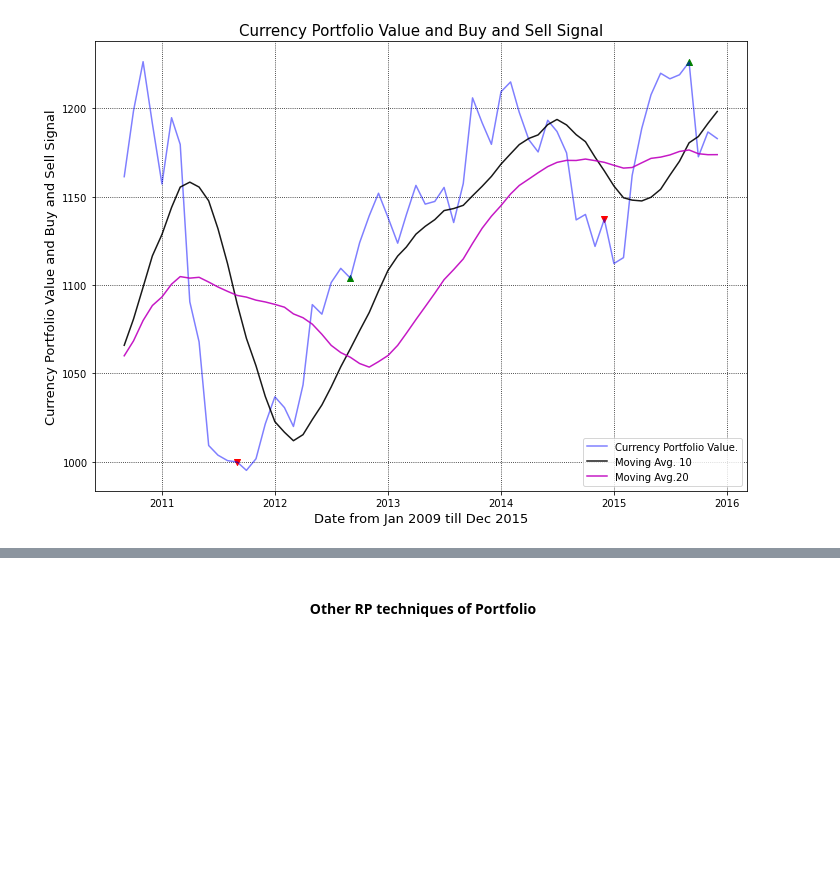
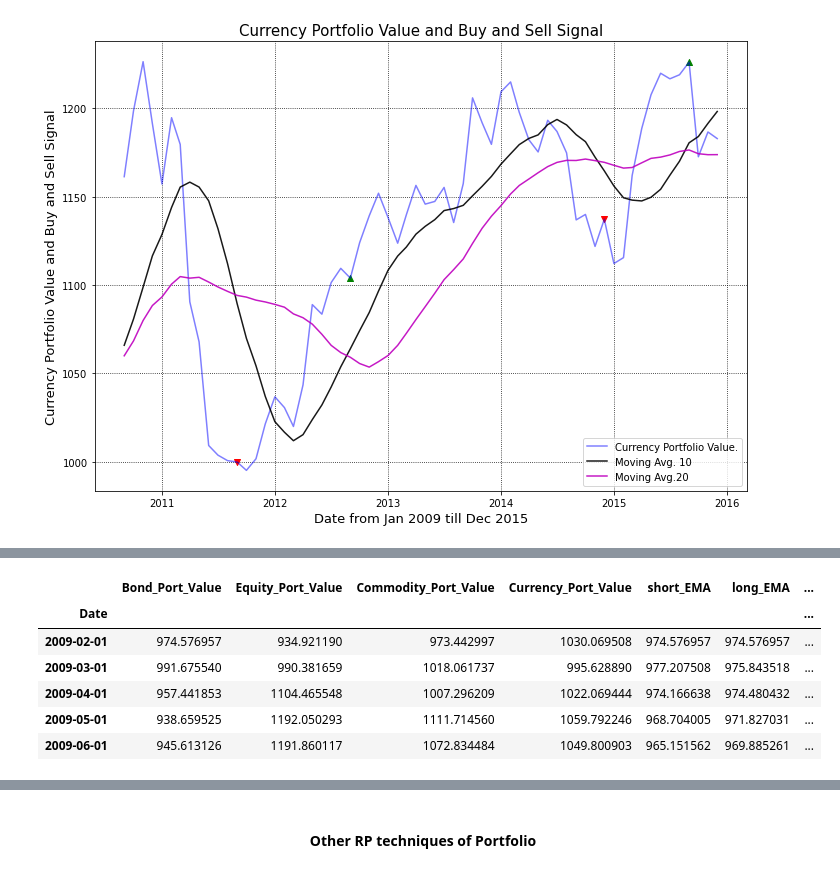
Before and after one commit to sherif603/Parity-Risk-Strategies, a Jupyter notebook: 2021_03_19_RP_2009_2015.ipynb, the cells around one changed output, grey strips where cells are left out. Saved outputs shown, nothing was run; the diff lists cells and outputs as text; code cells hidden in the pictures; blank space fills up the shorter version.

```diff
--- a/2021_03_19_RP_2009_2015.ipynb
+++ b/2021_03_19_RP_2009_2015.ipynb
@@ -2322,0 +2352,10 @@ plt.legend(loc=4);
+# %%
+MACD_df.head()
+# %% [output]
+|  | Bond_Port_Value | Equity_Port_Value | Commodity_Port_Value | Currency_Port_Value | short_EMA | long_EMA | ... |
+| Date |  |  |  |  |  |  | ... |
+| 2009-02-01 | 974.576957 | 934.921190 | 973.442997 | 1030.069508 | 974.576957 | 974.576957 | ... |
+| 2009-03-01 | 991.675540 | 990.381659 | 1018.061737 | 995.628890 | 977.207508 | 975.843518 | ... |
+| 2009-04-01 | 957.441853 | 1104.465548 | 1007.296209 | 1022.069444 | 974.166638 | 974.480432 | ... |
+| 2009-05-01 | 938.659525 | 1192.050293 | 1111.714560 | 1059.792246 | 968.704005 | 971.827031 | ... |
+| 2009-06-01 | 945.613126 | 1191.860117 | 1072.834484 | 1049.800903 | 965.151562 | 969.885261 | ... |
```
Also changed, not shown: parts of 16 cells of this notebook.
